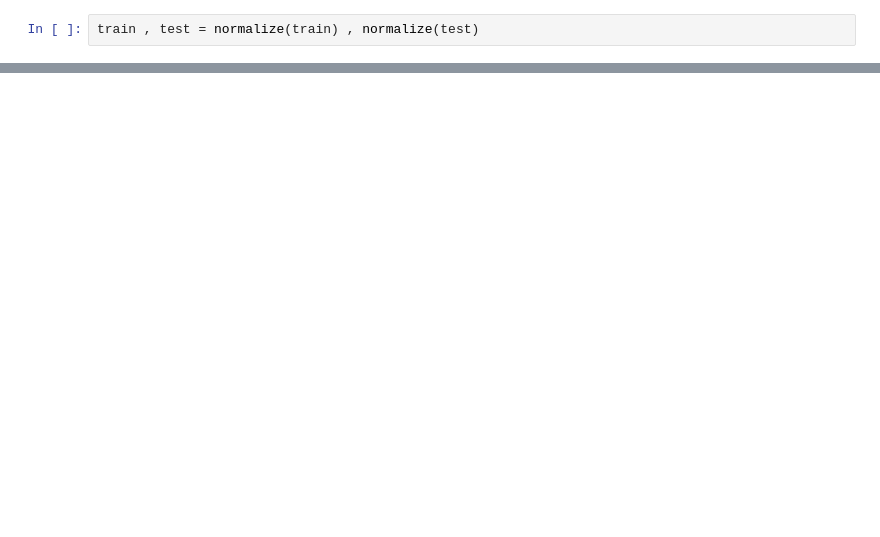
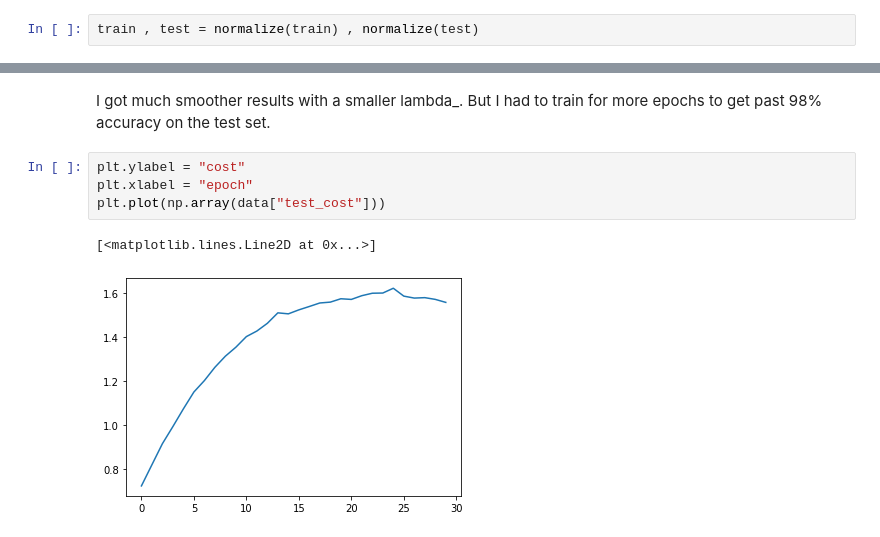
Before and after one commit to mehrdad3301/ANN, a Jupyter notebook: src/mnist.ipynb, the cells around one changed output, grey strips where cells are left out. Drawn from its saved outputs; the diff is of its cells as text; blank space fills up the shorter version.

```diff
--- a/src/mnist.ipynb
+++ b/src/mnist.ipynb
@@ -27,0 +51,9 @@ You can run the code with smaller hidden layer size for faster results. I used 1
+# %% [markdown]
+I got much smoother results with a smaller lambda_. But I had to train for more epochs to get past 98% accuracy on the test set.
+# %%
+plt.ylabel = "cost"
+plt.xlabel = "epoch"
+plt.plot(np.array(data["test_cost"]))
+# %% [output]
+[<matplotlib.lines.Line2D at 0x...>]
+[figure, added]
```
Also changed, not shown: parts of 6 cells of this notebook.
